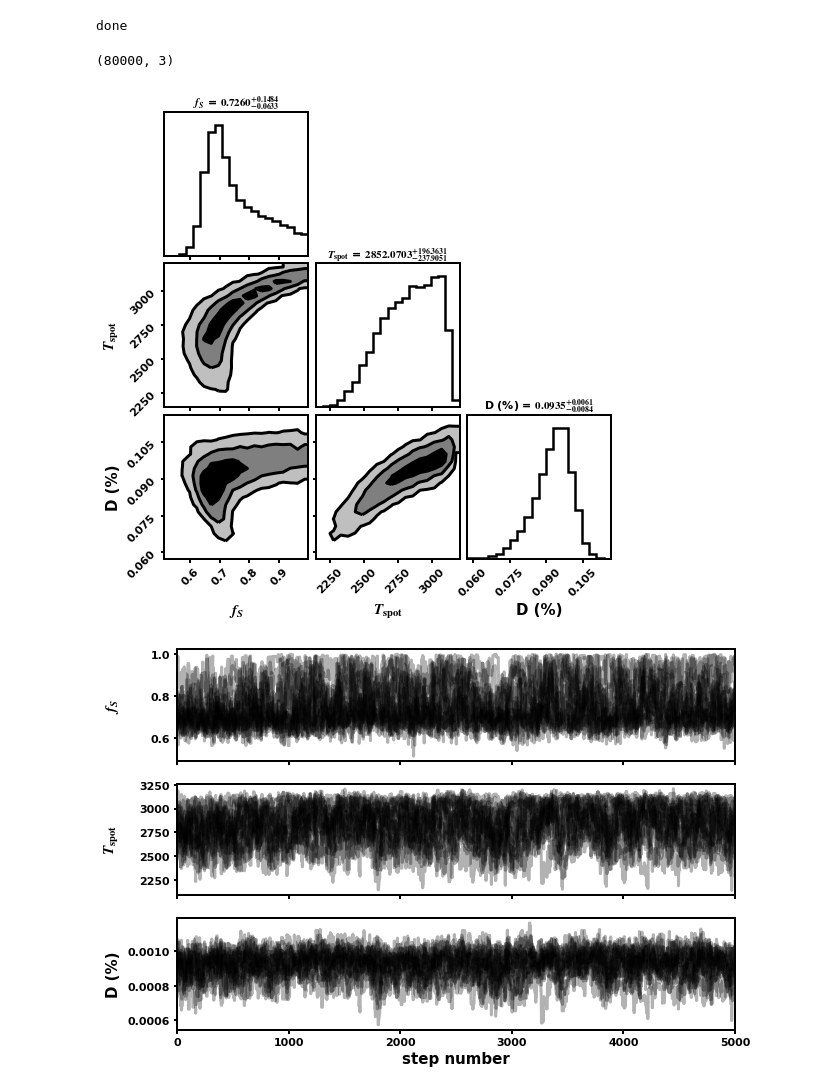
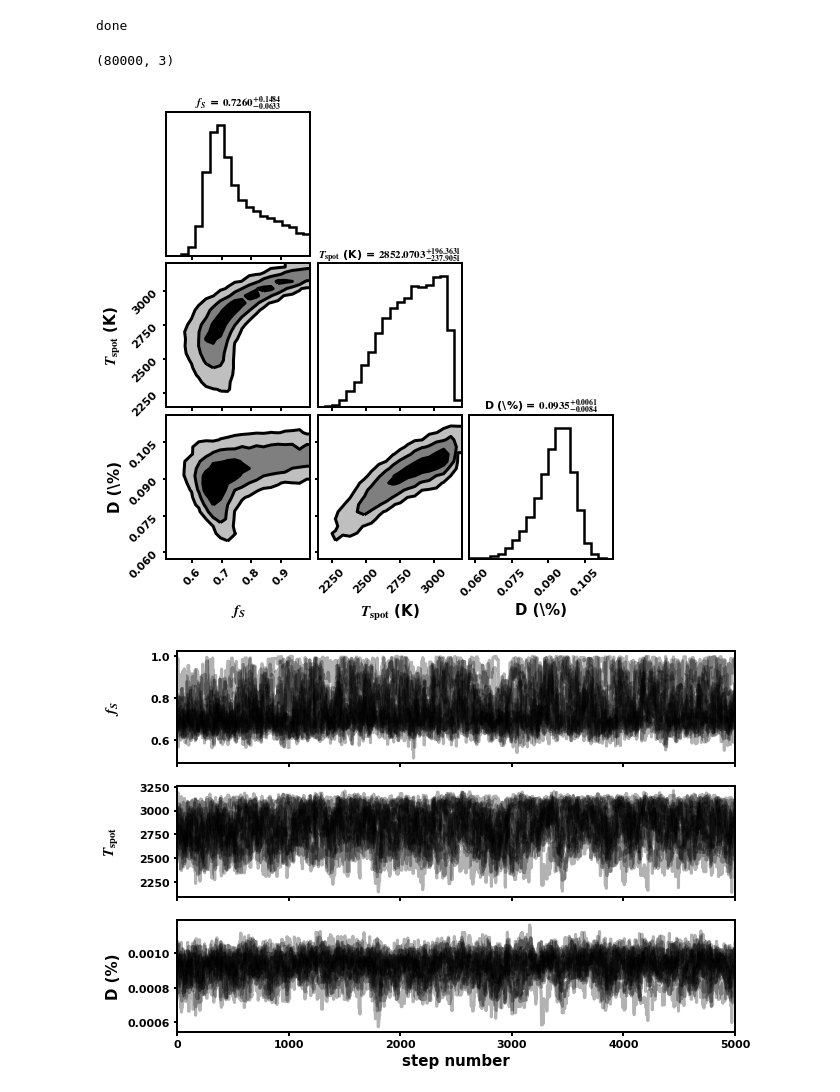
Before and after one commit to awmann/K233Spots, a Jupyter notebook: TransitLightSource.ipynb, the cells around one changed output. Drawn from its saved outputs; the diff is of its cells as text; code cells hidden in the pictures.

```diff
--- a/TransitLightSource.ipynb
+++ b/TransitLightSource.ipynb
@@ -392,21 +392,21 @@ done
 # %%
 flat = np.array(sampler.get_chain(discard=burn, thin=thin, flat=True))
 
 flat_samples = np.array(flat)
 flat_samples[:,2]*=100
-labels = [r'$f_{S}$',r'$T_{\rm{spot}}$','D (%)']
+labels = [r'$f_{S}$',r'$T_{\rm{spot}}$ (K)','D (\%)']
 print(flat_samples.shape)
 fig = corner.corner(
     flat_samples, labels=labels, show_titles=True,
     fill_contours=True, plot_datapoints=False,title_kwargs={"fontsize": 11},title_fmt='.4f',
     hist_kwargs={"linewidth": 2.5},levels=[(1-np.exp(-0.5)),(1-np.exp(-2)),(1-np.exp(-4.5))]
 );
 
 #plt.show()
 plt.savefig('Corner_spots.pdf')
 # %% [output]
 (80000, 3)
-[figure, old version]
+[figure, new version]
 # %%
 fig, axes = plt.subplots(ndim, figsize=(10, 7), sharex=True)
 samples = sampler.get_chain(discard=burn)
```
Also changed, not shown: parts of 1 cell of this notebook.
